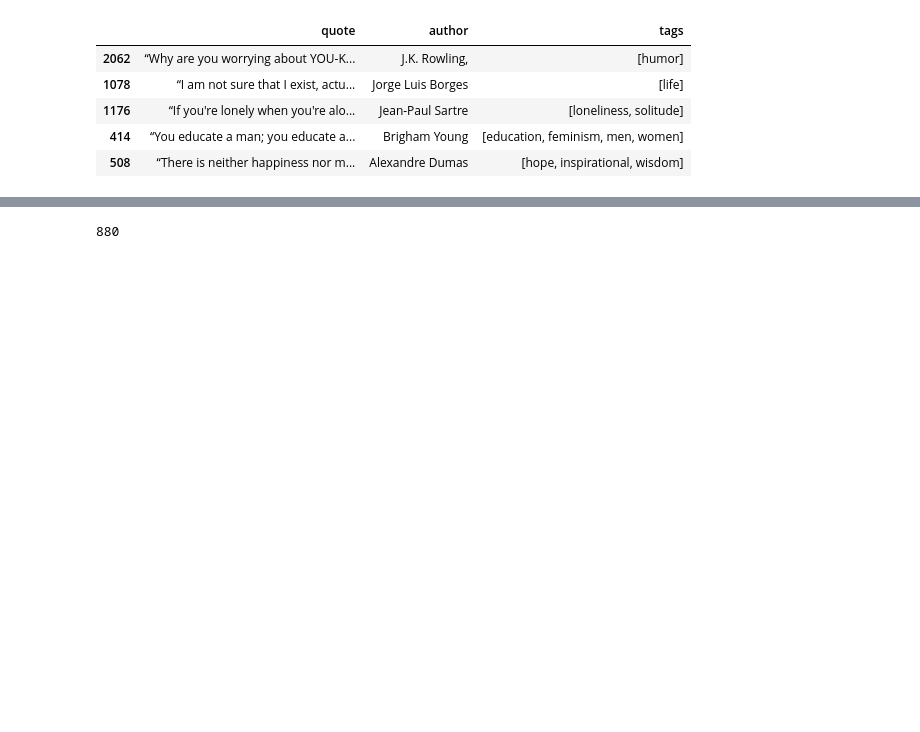
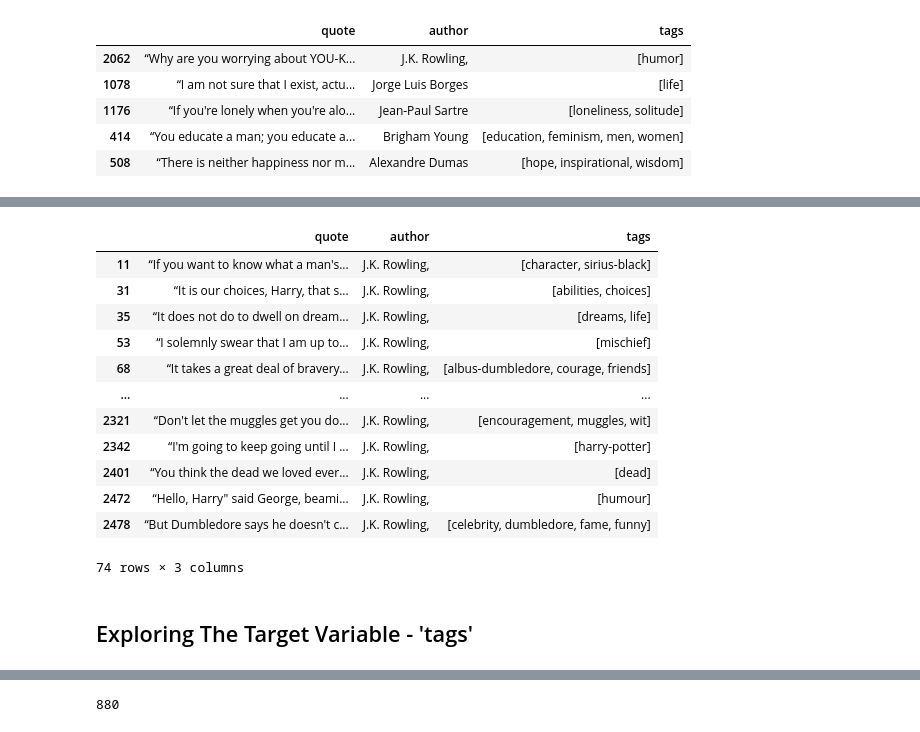
Before and after one commit to rkaushick-neu/nlp-quotes, a Jupyter notebook: Rish_Kaushick_JupyterNB.ipynb, the cells around one changed output, grey strips where cells are left out. Saved outputs shown, nothing was run; the diff lists cells and outputs as text; code cells hidden in the pictures; blank space fills up the shorter version.

```diff
--- a/Rish_Kaushick_JupyterNB.ipynb
+++ b/Rish_Kaushick_JupyterNB.ipynb
@@ -63,0 +77,19 @@ dataset.sample(5, random_state=23)
+# %%
+# Quotes by J.k. Rowling
+dataset.loc[dataset['author'] == 'J.K. Rowling,']
+# %% [output]
+|  | quote | author | tags |
+| 11 | “If you want to know what a man's... | J.K. Rowling, | [character, sirius-black] |
+| 31 | “It is our choices, Harry, that s... | J.K. Rowling, | [abilities, choices] |
+| 35 | “It does not do to dwell on dream... | J.K. Rowling, | [dreams, life] |
+| 53 | “I solemnly swear that I am up to... | J.K. Rowling, | [mischief] |
+| 68 | “It takes a great deal of bravery... | J.K. Rowling, | [albus-dumbledore, courage, friends] |
+| ... | ... | ... | ... |
+| 2321 | “Don't let the muggles get you do... | J.K. Rowling, | [encouragement, muggles, wit] |
+| 2342 | “I'm going to keep going until I ... | J.K. Rowling, | [harry-potter] |
+| 2401 | “You think the dead we loved ever... | J.K. Rowling, | [dead] |
+| 2472 | “Hello, Harry" said George, beami... | J.K. Rowling, | [humour] |
+| 2478 | “But Dumbledore says he doesn't c... | J.K. Rowling, | [celebrity, dumbledore, fame, funny] |
+74 rows × 3 columns
+# %% [markdown]
+## Exploring The Target Variable - 'tags'
```
Also changed, not shown: parts of 16 cells of this notebook.
